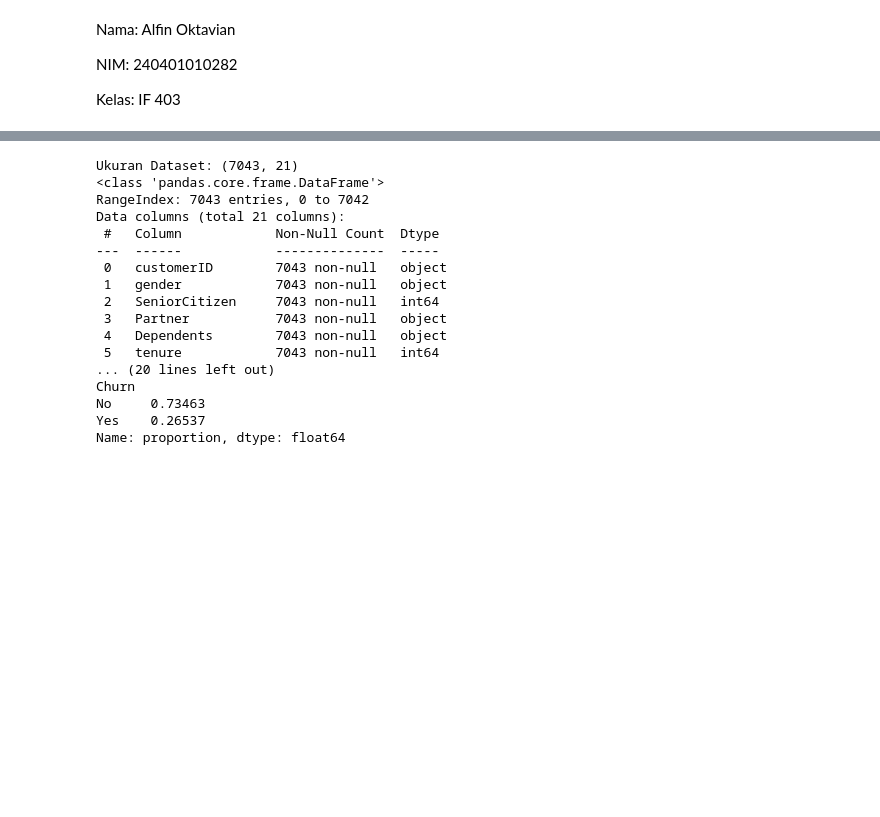
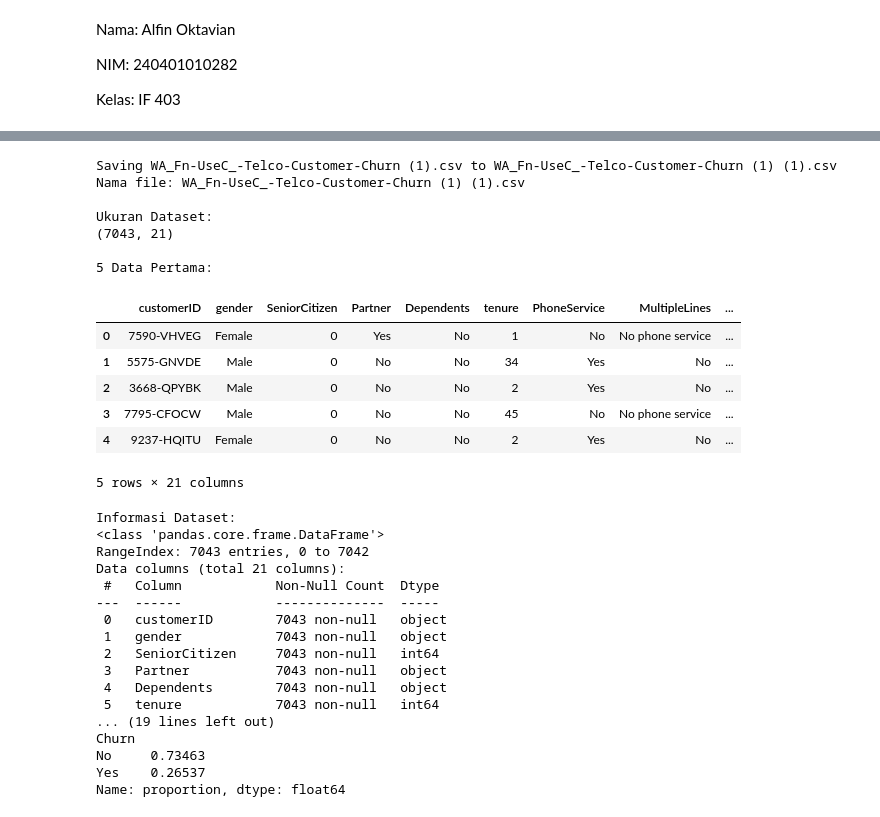
Before and after one commit to alfinoktviaan/DataScience_240401010282_AlfinOktavian, a Jupyter notebook: Pertemuan10_AlfinOktavian_240401010282.ipynb, the cells around one changed output, grey strips where cells are left out. Cells and saved outputs as stored; diff of their text form; code cells hidden in the pictures; blank space fills up the shorter version.

```diff
--- a/Pertemuan10_AlfinOktavian_240401010282.ipynb
+++ b/Pertemuan10_AlfinOktavian_240401010282.ipynb
@@ -16,16 +9,31 @@ Saving WA_Fn-UseC_-Telco-Customer-Churn.csv to WA_Fn-UseC_-Telco-Customer-Churn.
 # %%
+from google.colab import files
 import pandas as pd
 
+# Upload dataset
+uploaded = files.upload()
+
+# Mengambil nama file yang di-upload secara otomatis
+nama_file = list(uploaded.keys())[0]
+
+print("Nama file:", nama_file)
+
 # Membaca dataset
-df = pd.read_csv("WA_Fn-UseC_-Telco-Customer-Churn.csv")
+df = pd.read_csv(nama_file)
 
-# Ukuran dataset
-print("Ukuran Dataset:", df.shape)
+# Melihat ukuran dataset
+print("\nUkuran Dataset:")
+print(df.shape)
+
+# Melihat 5 data pertama
+print("\n5 Data Pertama:")
+display(df.head())
 
 # Informasi dataset
-print(df.info())
+print("\nInformasi Dataset:")
+df.info()
 
-# Proporsi kelas churn
+# Proporsi kelas Churn
 print("\nProporsi Churn:")
 print(df["Churn"].value_counts(normalize=True))
 # %% [output]
@@ -32,18 +41,32 @@ print(df["Churn"].value_counts(normalize=True))
-Ukuran Dataset: (7043, 21)
-<class 'pandas.core.frame.DataFrame'>
-RangeIndex: 7043 entries, 0 to 7042
-Data columns (total 21 columns):
- #   Column            Non-Null Count  Dtype
----  ------            --------------  -----
- 0   customerID        7043 non-null   object
- 1   gender            7043 non-null   object
- 2   SeniorCitizen     7043 non-null   int64
- 3   Partner           7043 non-null   object
- 4   Dependents        7043 non-null   object
- 5   tenure            7043 non-null   int64
-... (20 lines left out)
-Churn
-No     0.73463
-Yes    0.26537
-Name: proportion, dtype: float64
+Saving WA_Fn-UseC_-Telco-Customer-Churn (1).csv to WA_Fn-UseC_-Telco-Customer-Churn (1) (1).csv
+Nama file: WA_Fn-UseC_-Telco-Customer-Churn (1) (1).csv
+
+Ukuran Dataset:
+(7043, 21)
+
+5 Data Pertama:
+|  | customerID | gender | SeniorCitizen | Partner | Dependents | tenure | PhoneService | MultipleLines | ... |
+| 0 | 7590-VHVEG | Female | 0 | Yes | No | 1 | No | No phone service | ... |
+| 1 | 5575-GNVDE | Male | 0 | No | No | 34 | Yes | No | ... |
+| 2 | 3668-QPYBK | Male | 0 | No | No | 2 | Yes | No | ... |
+| 3 | 7795-CFOCW | Male | 0 | No | No | 45 | No | No phone service | ... |
+| 4 | 9237-HQITU | Female | 0 | No | No | 2 | Yes | No | ... |
+5 rows × 21 columns
+Informasi Dataset:
+<class 'pandas.core.frame.DataFrame'>
+RangeIndex: 7043 entries, 0 to 7042
+Data columns (total 21 columns):
+ #   Column            Non-Null Count  Dtype
+---  ------            --------------  -----
+ 0   customerID        7043 non-null   object
+ 1   gender            7043 non-null   object
+ 2   SeniorCitizen     7043 non-null   int64
+ 3   Partner           7043 non-null   object
+ 4   Dependents        7043 non-null   object
+ 5   tenure            7043 non-null   int64
+... (19 lines left out)
+Churn
+No     0.73463
+Yes    0.26537
+Name: proportion, dtype: float64
 # %%
```
Also changed, not shown: parts of 9 cells of this notebook.
